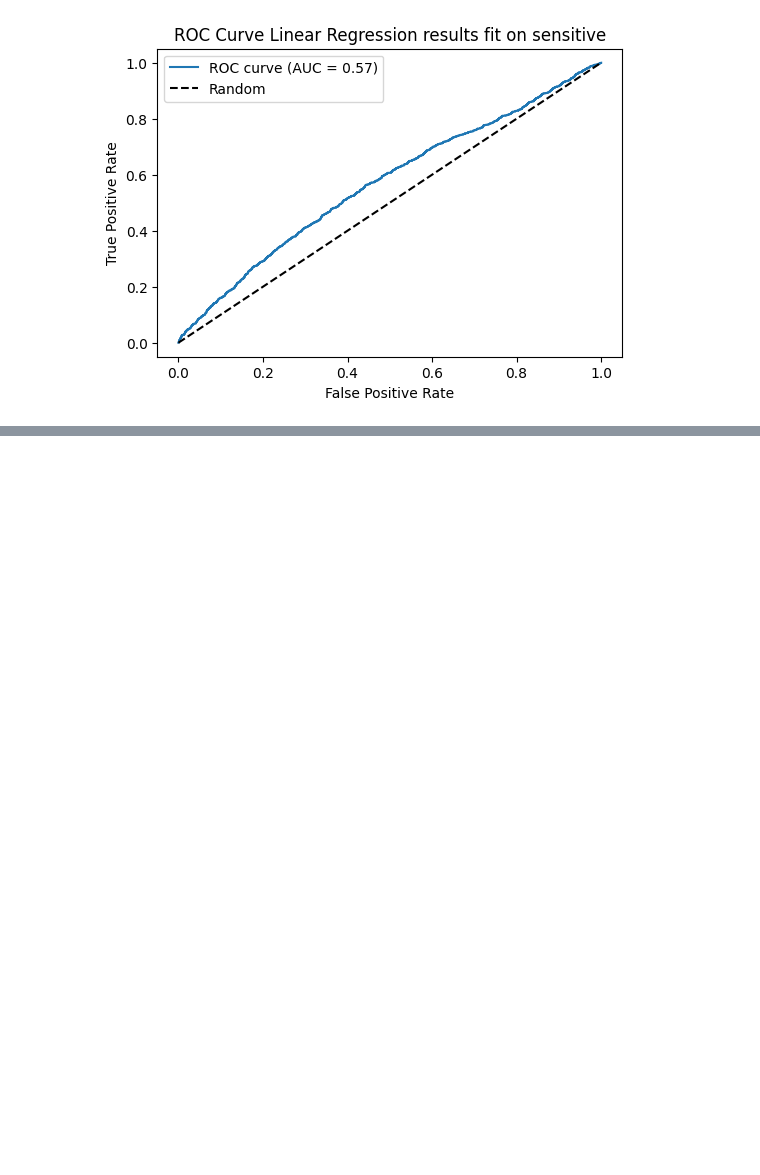
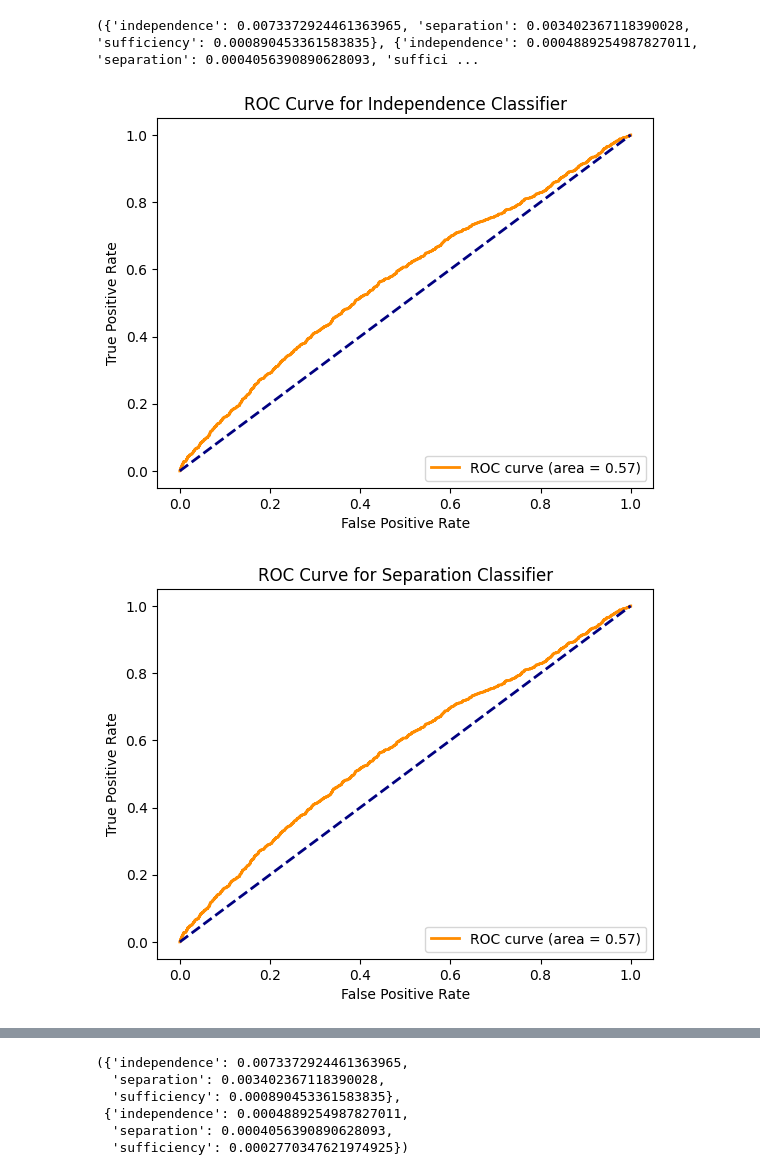
Before and after one commit to ben-cuff/fairlearn-adversarial, a Jupyter notebook: testing-simple-models.ipynb, the cells around one changed output, grey strips where cells are left out. Cells and saved outputs as stored; diff of their text form; code cells hidden in the pictures; blank space fills up the shorter version.

```diff
--- a/testing-simple-models.ipynb
+++ b/testing-simple-models.ipynb
@@ -73,3 +59,12 @@ max               1.000000             1.000000             1.000000
+# %%
+def evaluate_fairness(y_pred, target, minority):
+    fairness_metrics = FairnessMetrics(y_pred, target, minority)
+    metrics = fairness_metrics.calculate_metrics_with_cross_validation()
+    fairness_metrics.train_classifiers(split_data=False)
+    print(metrics)
+    for criterion in ["independence", "separation", "sufficiency"]:
+        fairness_metrics.plot_roc_auc_curve(criterion)
+    return metrics
 # %%
 ols_model = sm.OLS(target, sm.add_constant(features_numeric))
 result = ols_model.fit()
@@ -94,9 +87,12 @@ normalized_metric = calculate_independence_metric(S, A, independence, base_stats
 # %%
 lr_full = LinearRegression()
 lr_full.fit(features_numeric, target)
 
 y_pred_lr = lr_full.predict(features_numeric)
 
-auc = minority_logit_auc(y_pred_lr, df["minority"], name="ROC Curve Linear Regression results fit on sensitive")
+
+evaluate_fairness(y_pred_lr, target, df["minority"])
 # %% [output]
+({'independence': 0.0073372924461363965, 'separation': 0.003402367118390028, 'sufficiency': 0.000890453361583835}, {'independence': 0.0004889254987827011, 'separation': 0.0004056390890628093, 'suffici ...
-[figure, old version]
+[figure, new version]
+[figure, added]
@@ -103,3 +100,9 @@ auc = minority_logit_auc(y_pred_lr, df["minority"], name="ROC Curve Linear Regre
+({'independence': 0.0073372924461363965,
+  'separation': 0.003402367118390028,
+  'sufficiency': 0.000890453361583835},
+ {'independence': 0.0004889254987827011,
+  'separation': 0.0004056390890628093,
+  'sufficiency': 0.0002770347621974925})
 # %%
 from sklearn.ensemble import RandomForestRegressor
 
```
Also changed, not shown: parts of 8 cells of this notebook.
